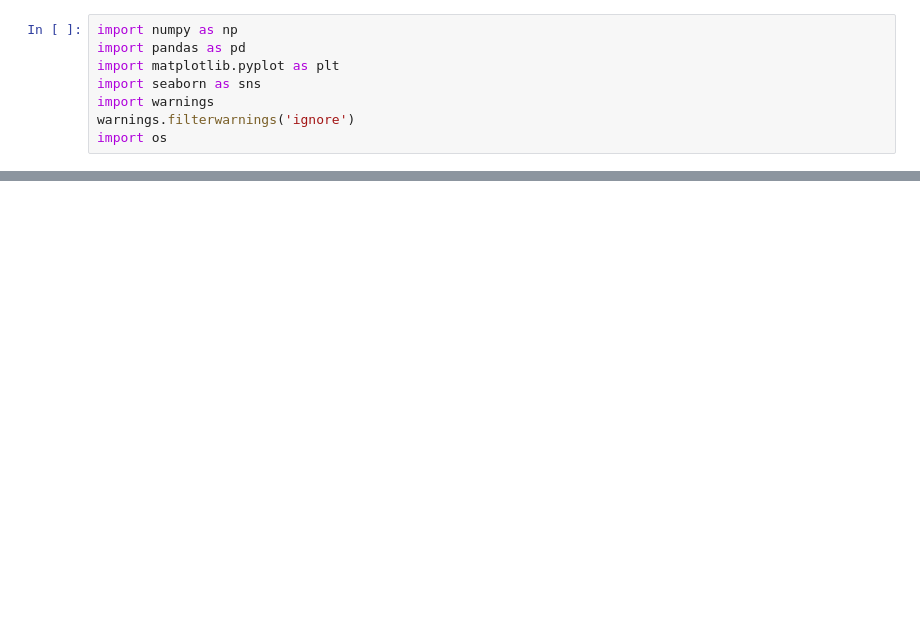
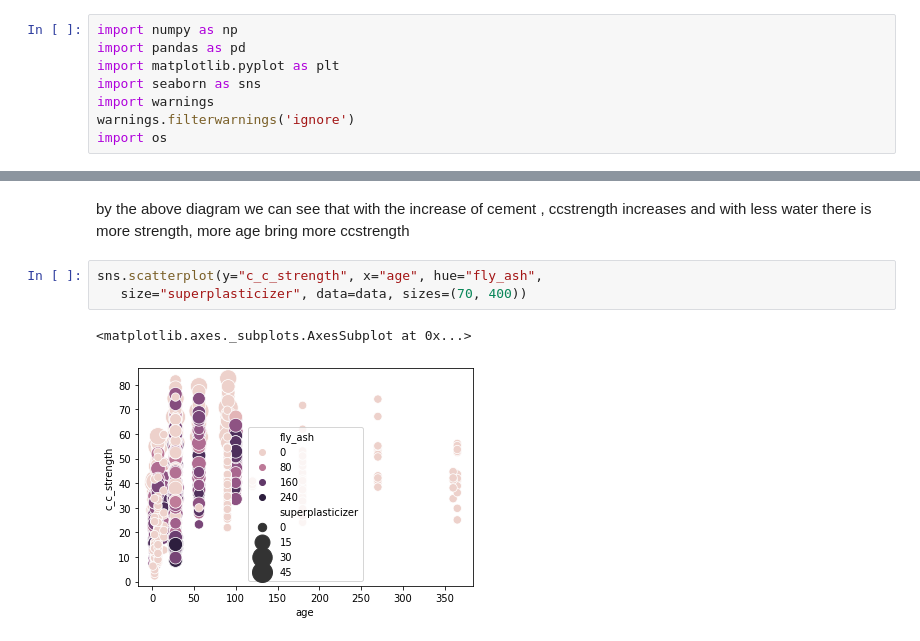
Before and after one commit to santoshreddie/20061995, a Jupyter notebook: concrete_data_Linear_regression.ipynb, the cells around one changed output, grey strips where cells are left out. Drawn from its saved outputs; the diff is of its cells as text; blank space fills up the shorter version.

```diff
--- a/concrete_data_Linear_regression.ipynb
+++ b/concrete_data_Linear_regression.ipynb
@@ -12,0 +102,9 @@ FileNotFoundError: [Errno 2] File concrete_data.csv does not exist: 'concrete_da
+# %% [markdown]
+by the above diagram we can see that
+with the increase of cement , ccstrength increases and with less water there is more strength, more age bring more ccstrength
+# %%
+sns.scatterplot(y="c_c_strength", x="age", hue="fly_ash",
+   size="superplasticizer", data=data, sizes=(70, 400))
+# %% [output]
+<matplotlib.axes._subplots.AxesSubplot at 0x...>
+[figure, added]
```
Also changed, not shown: parts of 34 cells of this notebook, 2 other files.
